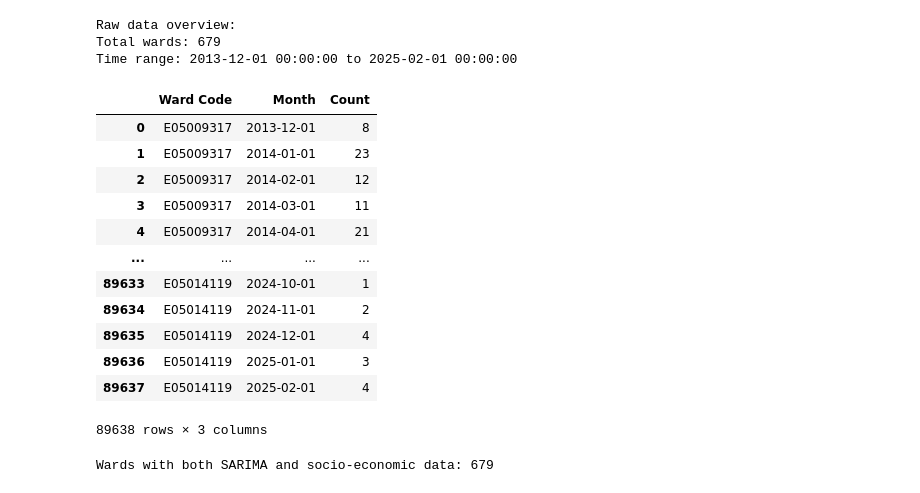
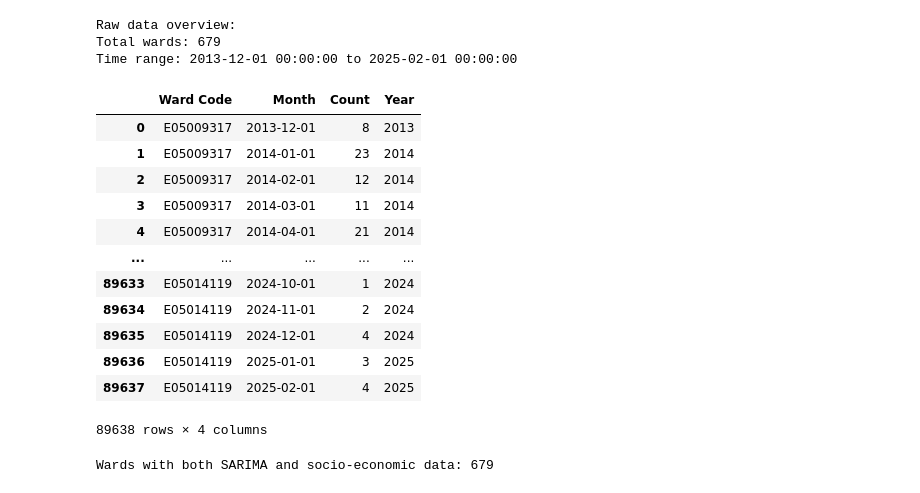
Before and after one commit to EvatsugDnalloR/MD_CBL-Group_2, a Jupyter notebook: clustering_sarima_opt.ipynb, the cells around one changed output. Saved outputs shown, nothing was run; the diff lists cells and outputs as text; code cells hidden in the pictures.

```diff
--- a/clustering_sarima_opt.ipynb
+++ b/clustering_sarima_opt.ipynb
@@ -1,42 +1,45 @@
 # %%
 # 1. Load and Preprocess Burglary Data
 
 import pandas as pd
 import numpy as np
 import matplotlib.pyplot as plt
 from statsmodels.tsa.statespace.sarimax import SARIMAX
 from sklearn.metrics import mean_absolute_error, mean_squared_error
 
 # Load data and aggregate to ward-monthly counts
 burglary = pd.read_csv('data/residential_burglary.csv')
 
 # Combine 'Year' and 'Month' into a single datetime column
 burglary ["Month"] = pd.to_datetime(burglary ["Year"].astype(str) + "-" + burglary ["Month"].astype(str), format="%Y-%m")
 
 burglary_monthly = burglary.groupby(["Ward Code", "Month"]).size().reset_index(name="Count")
 
+# Extract the year from the 'Month' column for merging with the population data
+burglary_monthly['Year'] = burglary_monthly['Month'].dt.year
+
 print("Raw data overview:")
 print(f"Total wards: {burglary_monthly['Ward Code'].nunique()}")
 print(f"Time range: {burglary_monthly['Month'].min()} to {burglary_monthly['Month'].max()}")
 
 burglary_monthly
 # %% [output]
 Raw data overview:
 Total wards: 679
 Time range: 2013-12-01 00:00:00 to 2025-02-01 00:00:00
-|  | Ward Code | Month | Count |
-| 0 | E05009317 | 2013-12-01 | 8 |
-| 1 | E05009317 | 2014-01-01 | 23 |
-| 2 | E05009317 | 2014-02-01 | 12 |
-| 3 | E05009317 | 2014-03-01 | 11 |
-| 4 | E05009317 | 2014-04-01 | 21 |
-| ... | ... | ... | ... |
-| 89633 | E05014119 | 2024-10-01 | 1 |
-| 89634 | E05014119 | 2024-11-01 | 2 |
-| 89635 | E05014119 | 2024-12-01 | 4 |
-| 89636 | E05014119 | 2025-01-01 | 3 |
-| 89637 | E05014119 | 2025-02-01 | 4 |
+|  | Ward Code | Month | Count | Year |
+| 0 | E05009317 | 2013-12-01 | 8 | 2013 |
+| 1 | E05009317 | 2014-01-01 | 23 | 2014 |
+| 2 | E05009317 | 2014-02-01 | 12 | 2014 |
+| 3 | E05009317 | 2014-03-01 | 11 | 2014 |
+| 4 | E05009317 | 2014-04-01 | 21 | 2014 |
+| ... | ... | ... | ... | ... |
+| 89633 | E05014119 | 2024-10-01 | 1 | 2024 |
+| 89634 | E05014119 | 2024-11-01 | 2 | 2024 |
+| 89635 | E05014119 | 2024-12-01 | 4 | 2024 |
+| 89636 | E05014119 | 2025-01-01 | 3 | 2025 |
+| 89637 | E05014119 | 2025-02-01 | 4 | 2025 |
-89638 rows × 3 columns
+89638 rows × 4 columns
 # %%
 # 2. Load and process car ownership data
 
```
Also changed, not shown: parts of 8 cells of this notebook.
